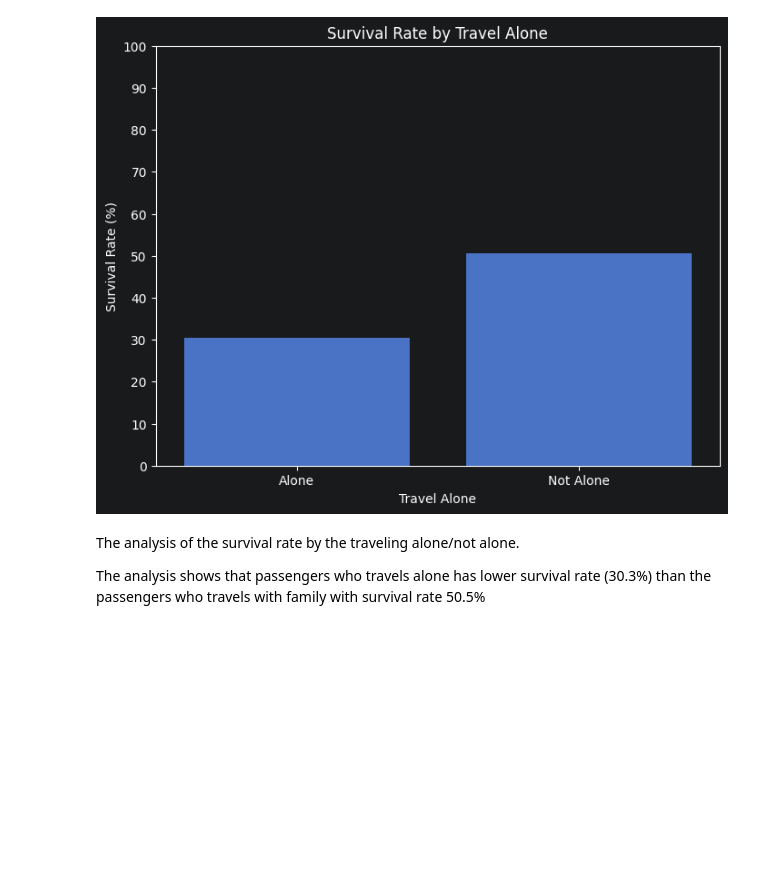
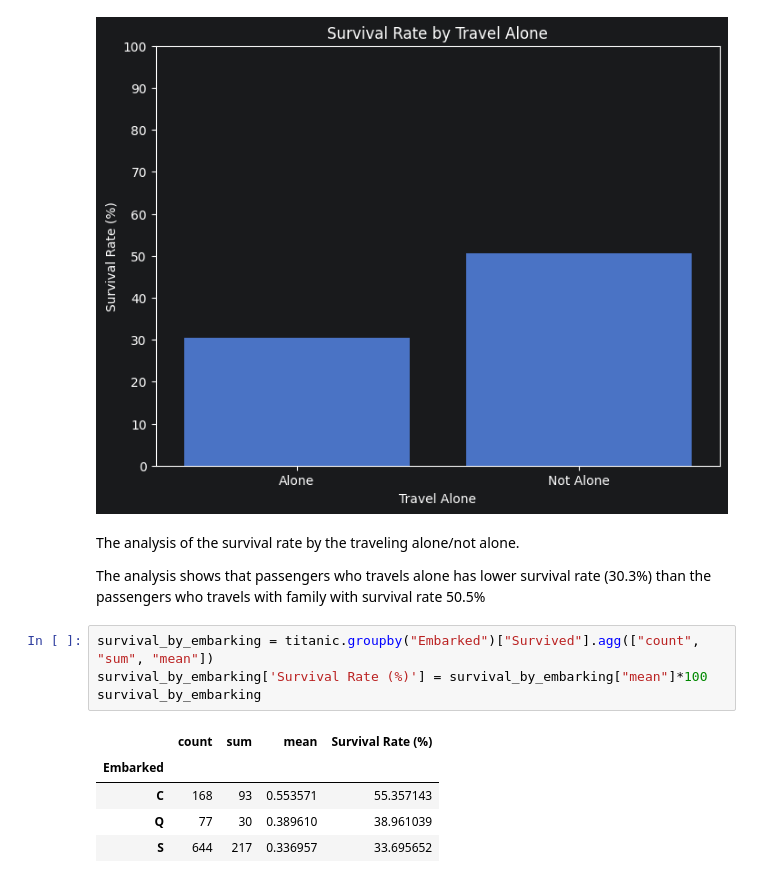
Before and after one commit to MuS0rKa/Analysis-Titanic-Dataset, a Jupyter notebook: Titanic_dataset_analysis/titanic.ipynb, the cells around one changed output. Drawn from its saved outputs; the diff is of its cells as text; blank space fills up the shorter version.

```diff
--- a/Titanic_dataset_analysis/titanic.ipynb
+++ b/Titanic_dataset_analysis/titanic.ipynb
@@ -448,3 +448,13 @@ plt.show()
 The analysis of the survival rate by the traveling alone/not alone.
 
 The analysis shows that passengers who travels alone has lower survival rate (30.3%) than the passengers who travels with family with survival rate 50.5%
+# %%
+survival_by_embarking = titanic.groupby("Embarked")["Survived"].agg(["count", "sum", "mean"])
+survival_by_embarking['Survival Rate (%)'] = survival_by_embarking["mean"]*100
+survival_by_embarking
+# %% [output]
+|  | count | sum | mean | Survival Rate (%) |
+| Embarked |  |  |  |  |
+| C | 168 | 93 | 0.553571 | 55.357143 |
+| Q | 77 | 30 | 0.389610 | 38.961039 |
+| S | 644 | 217 | 0.336957 | 33.695652 |
```
Also changed, not shown: parts of 2 cells of this notebook.
